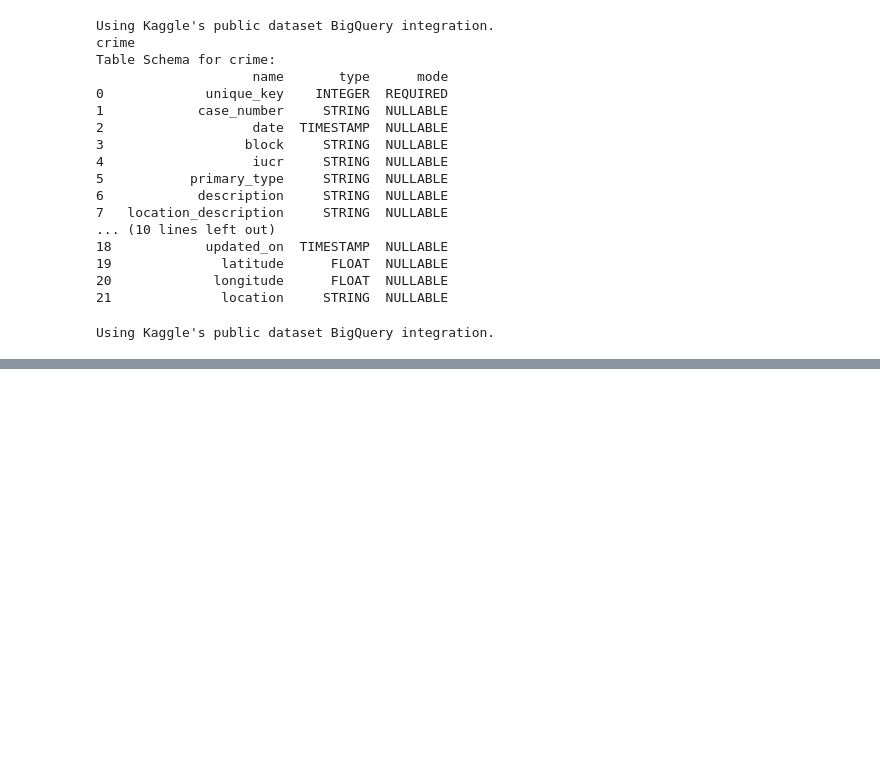
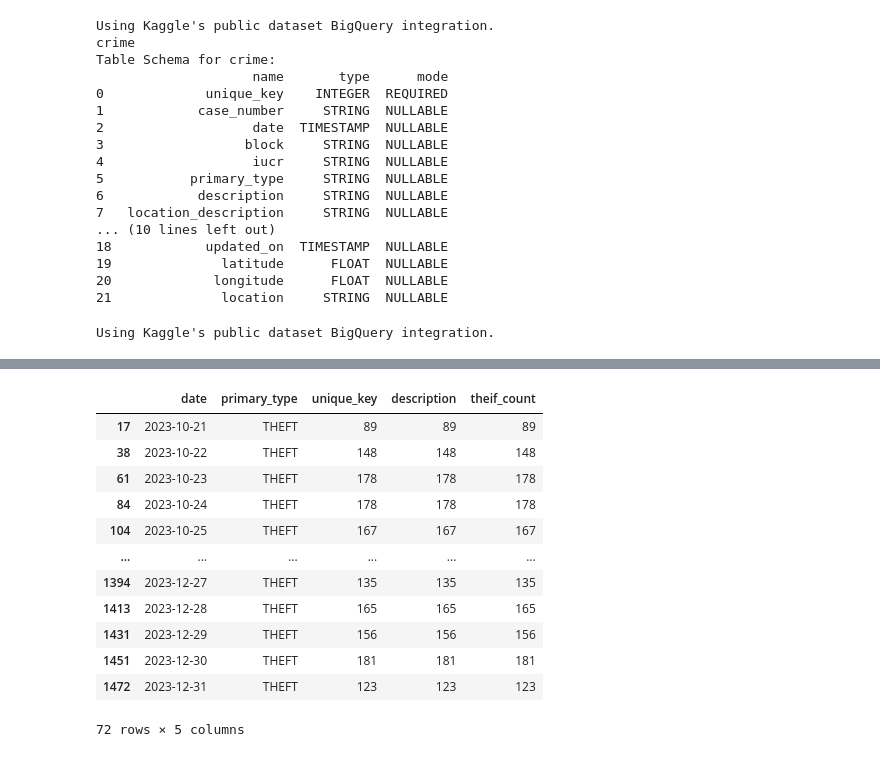
Before and after one commit to vanvu-1997/Chicago-Crime-2023, a Jupyter notebook: chicago-crime.ipynb, the cells around one changed output, grey strips where cells are left out. Cells and saved outputs as stored; diff of their text form; code cells hidden in the pictures; blank space fills up the shorter version.

```diff
--- a/chicago-crime.ipynb
+++ b/chicago-crime.ipynb
@@ -172,0 +175,15 @@ df.to_csv('chicago_crimes_2023.csv', index = False)
+# %%
+
+import plotly.express as px
+
+
+
+group = df.groupby(['date', 'primary_type'])[['unique_key', 'description']].count().reset_index()
+group = group[group['primary_type'] == 'THEFT']
+
+
+fig = px.line(group, x = 'date', y = 'unique_key', title = 'Total Count by Theft')
+
+print(group.head())
+
+fig.show()
@@ -172,0 +198,9 @@ df.to_csv('chicago_crimes_2023.csv', index = False)
+# %%
+group['theif_count'] = group['unique_key']
+fig = px.bar(group, x="primary_type", y="unique_key")
+
+
+fig["layout"].pop("updatemenus") # optional, drop animation buttons
+fig.show()
+display(group)
+# %% [output]
@@ -172,0 +208,13 @@ df.to_csv('chicago_crimes_2023.csv', index = False)
+|  | date | primary_type | unique_key | description | theif_count |
+| 17 | 2023-10-21 | THEFT | 89 | 89 | 89 |
+| 38 | 2023-10-22 | THEFT | 148 | 148 | 148 |
+| 61 | 2023-10-23 | THEFT | 178 | 178 | 178 |
+| 84 | 2023-10-24 | THEFT | 178 | 178 | 178 |
+| 104 | 2023-10-25 | THEFT | 167 | 167 | 167 |
+| ... | ... | ... | ... | ... | ... |
+| 1394 | 2023-12-27 | THEFT | 135 | 135 | 135 |
+| 1413 | 2023-12-28 | THEFT | 165 | 165 | 165 |
+| 1431 | 2023-12-29 | THEFT | 156 | 156 | 156 |
+| 1451 | 2023-12-30 | THEFT | 181 | 181 | 181 |
+| 1472 | 2023-12-31 | THEFT | 123 | 123 | 123 |
+72 rows × 5 columns
```
Also changed, not shown: parts of 8 cells of this notebook.
